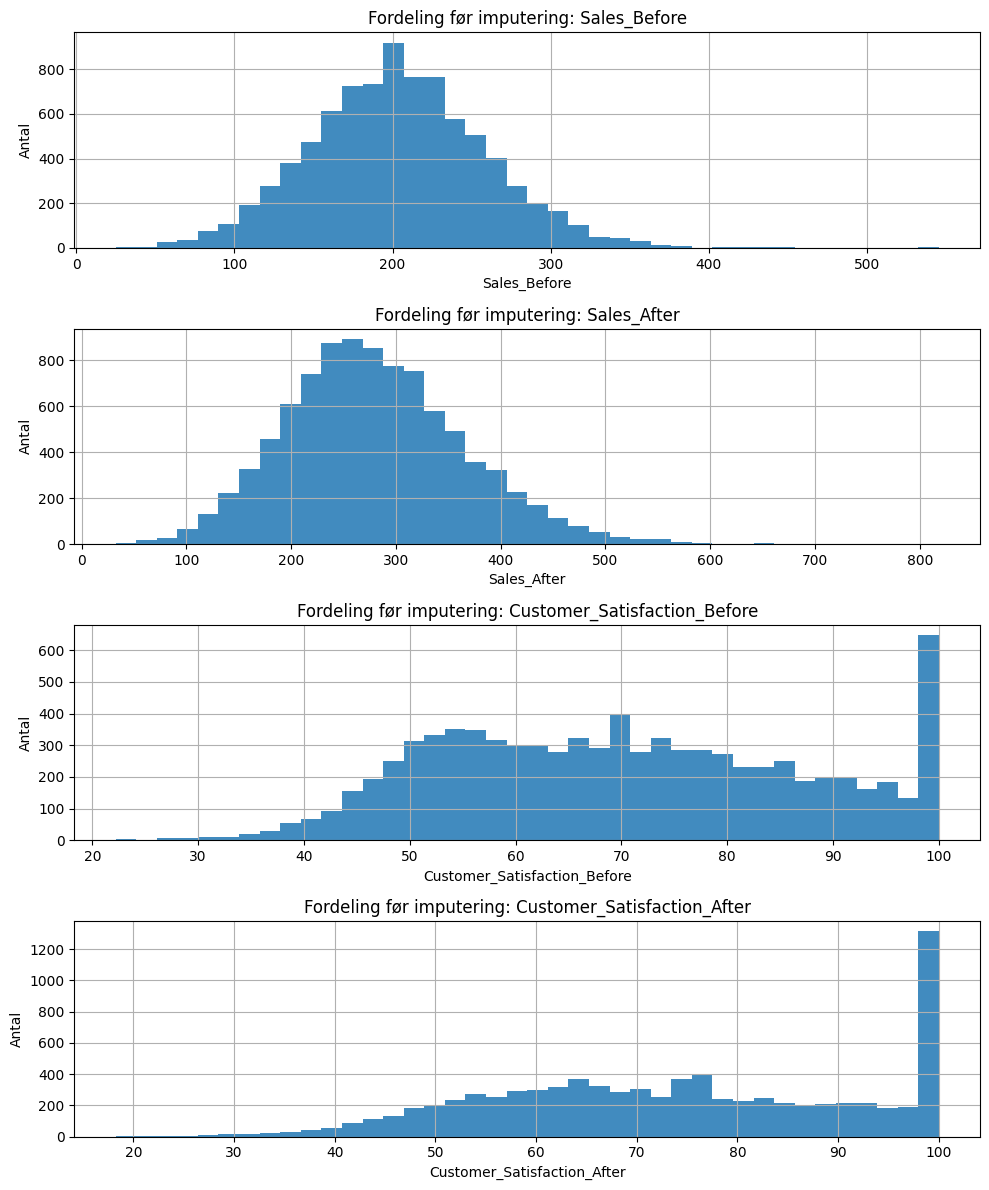
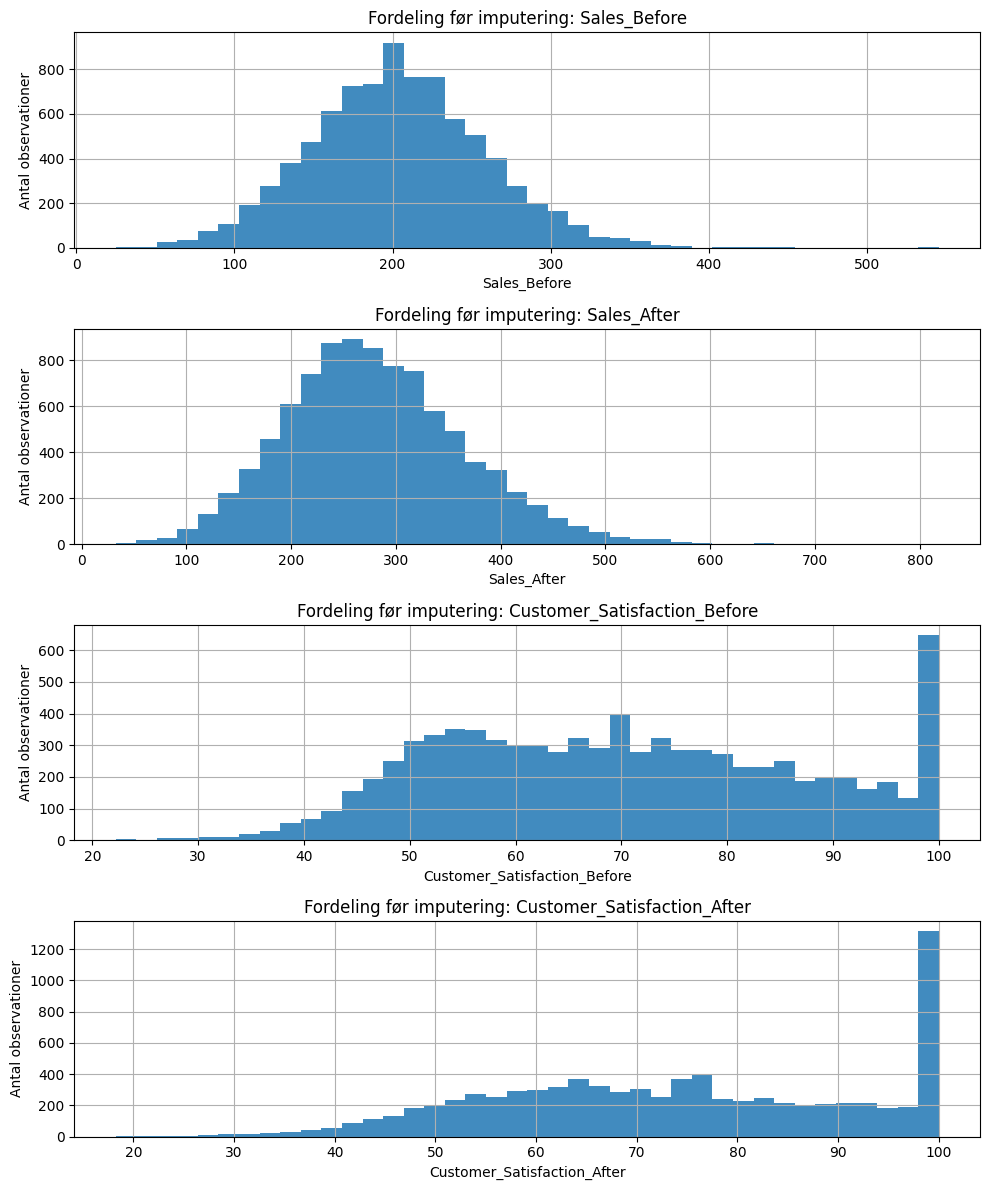
The change to this notebook cell's code, shown as a diff; its figure went from the first image to the second:
--- before
+++ after
@@ -9,6 +9,6 @@
     ax.hist(sales_nan[col].dropna(), bins=40, alpha=0.85)
     ax.set_title(f"Fordeling før imputering: {col}")
-    ax.set_xlabel(col)
-    ax.set_ylabel("Antal")
+    ax.set_xlabel(f"{col}")
+    ax.set_ylabel("Antal observationer")
 plt.tight_layout()
 plt.show()

Commit: Ændret x og y aksen plus fik sat matematik op så det ser fint ud